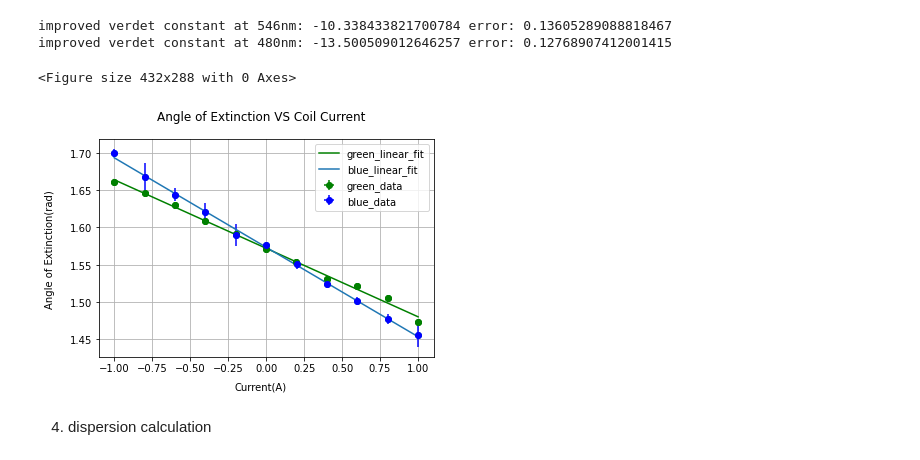
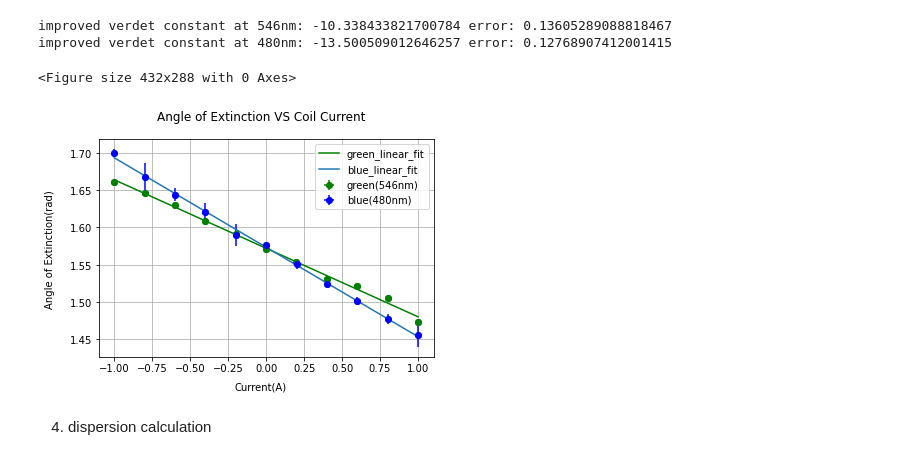
Before and after one commit to alberthu233/phys311_lab_report, a Jupyter notebook: faraday_rotation/faraday.ipynb, the cells around one changed output. Saved outputs shown, nothing was run; the diff lists cells and outputs as text; code cells hidden in the pictures.

```diff
--- a/faraday_rotation/faraday.ipynb
+++ b/faraday_rotation/faraday.ipynb
@@ -142,30 +154,30 @@ improved verdet constant at 480nm: -13.500509012646257 error: 0.1276890741200141
 # %%
 xp = np.linspace(-1,1,1000)
 plt.clf()
 fig = plt.figure()
 ax1 = fig.add_subplot(111)
 fig.suptitle("Angle of Extinction VS Coil Current")
 fig.text(0.5, 0.01, 'Current(A)', ha='center')
 fig.text(0.001, 0.5, 'Angle of Extinction(rad)', va='center', rotation='vertical')
 #plot current vs angle with linear fit line
 ax1.scatter(df["Current"].div(1000), df["Angle_of_extinction"], color="green")
 ax1.plot(xp, new_vc(xp, l_green_fit[0][0], l_green_fit[0][1]), color="green", label="green_linear_fit")
 ax1.errorbar(df["Current"].div(1000), df["Angle_of_extinction"],
-             xerr=df["sig_current"].div(1000), yerr=df["sig_degree"], color="green", fmt="o", label="green_data")
+             xerr=df["sig_current"].div(1000), yerr=df["sig_degree"], color="green", fmt="o", label="green(546nm)")
 
 ax1.scatter(df1["Current"].div(1000), df1["Avg_Angle_of_extinction"])
 ax1.plot(xp, new_vc(xp, l_blue_fit[0][0], l_blue_fit[0][1]), label="blue_linear_fit")
 ax1.errorbar(df1["Current"].div(1000), df1["Avg_Angle_of_extinction"],
              xerr=df1["sig_current"].div(1000), yerr=df1["sig_degree"],
-             color="blue", fmt="o", label="blue_data")
+             color="blue", fmt="o", label="blue(480nm)")
 
 ax1.grid()
 Leg = ax1.legend()
 
 fig.savefig("angle_current.png", dpi=500)
 # %% [output]
 <Figure size 432x288 with 0 Axes>
-[figure, old version]
+[figure, new version]
 # %% [markdown]
 4. dispersion calculation
 # %%
```
Also changed, not shown: parts of 2 cells of this notebook, 2 other files.
